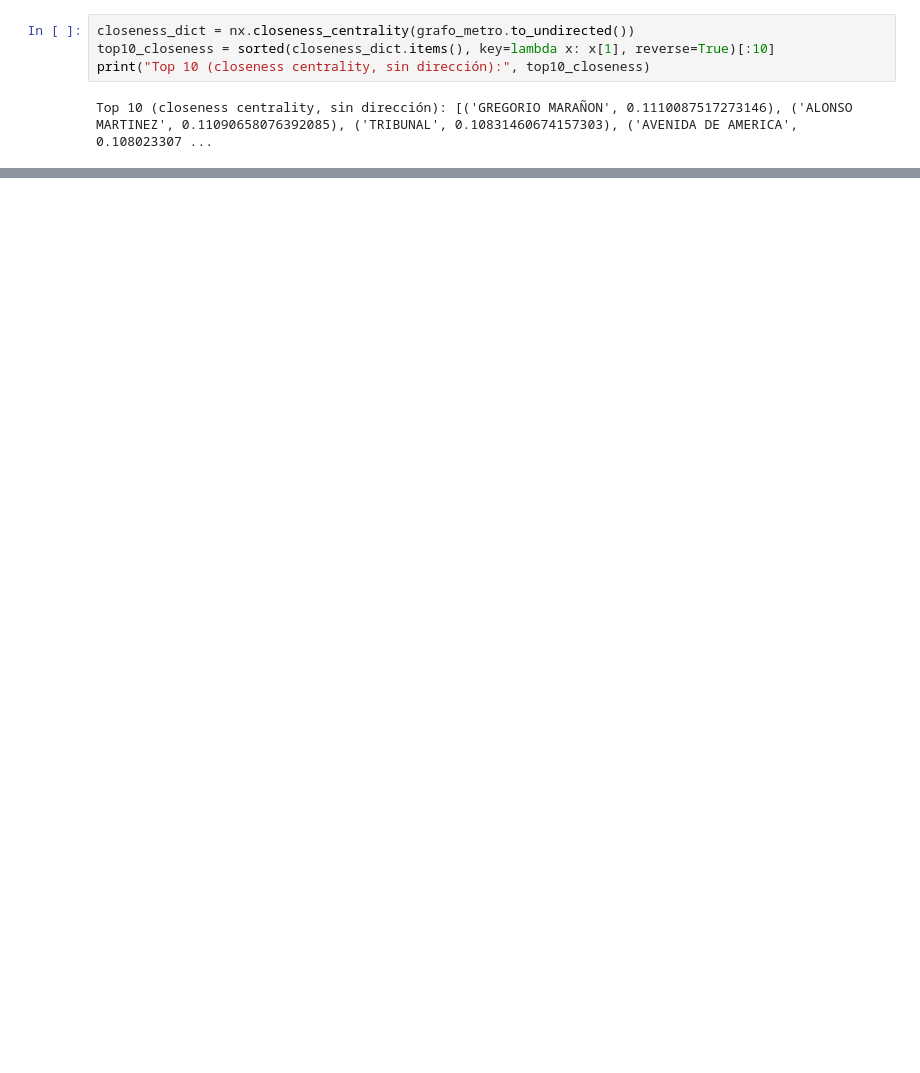
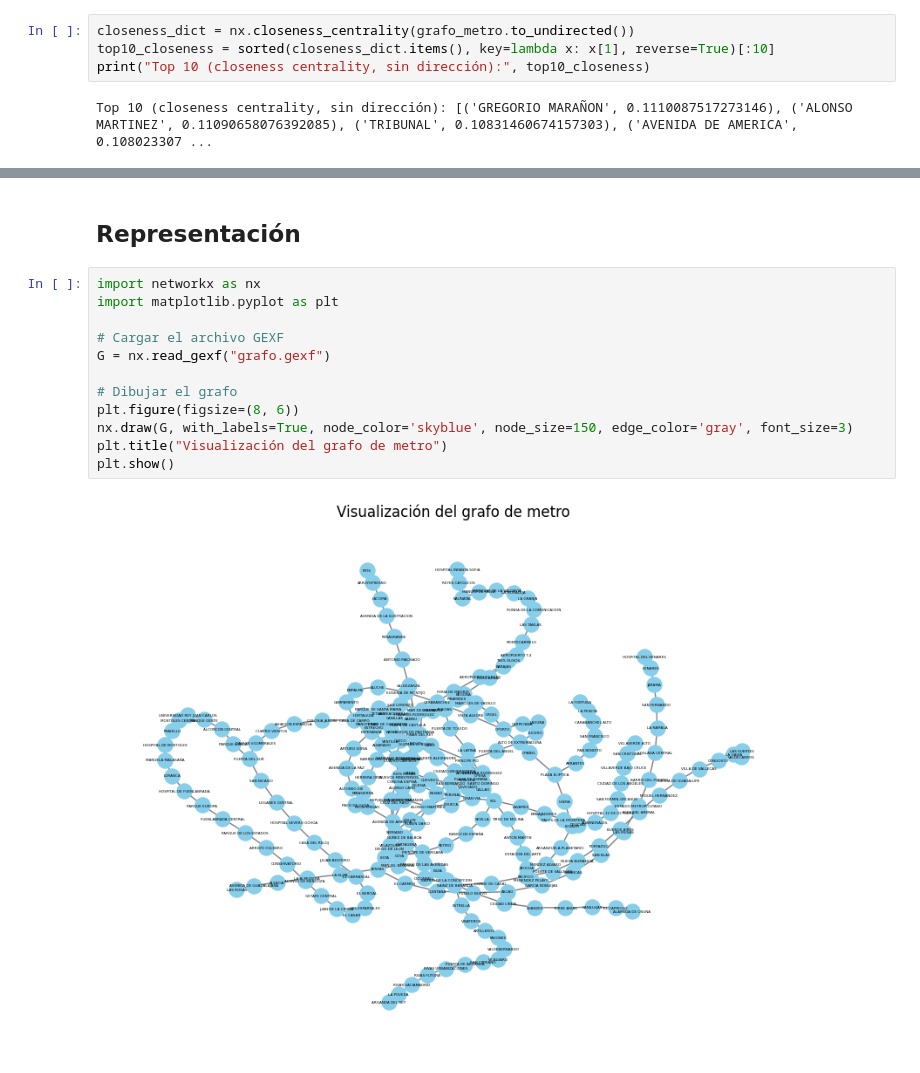
Before and after one commit to mriioos/p3-bain-graphs-analisys, a Jupyter notebook: main.ipynb, the cells around one changed output, grey strips where cells are left out. Saved outputs shown, nothing was run; the diff lists cells and outputs as text; blank space fills up the shorter version.

```diff
--- a/main.ipynb
+++ b/main.ipynb
@@ -144,0 +215,16 @@ with open("edges.txt", "w") as f:
+# %% [markdown]
+## Representación
+# %%
+import networkx as nx
+import matplotlib.pyplot as plt
+
+# Cargar el archivo GEXF
+G = nx.read_gexf("grafo.gexf")
+
+# Dibujar el grafo
+plt.figure(figsize=(8, 6))
+nx.draw(G, with_labels=True, node_color='skyblue', node_size=150, edge_color='gray', font_size=3)
+plt.title("Visualización del grafo de metro")
+plt.show()
+# %% [output]
+[figure, added]
```
Also changed, not shown: parts of 18 cells of this notebook, 1 other file.
